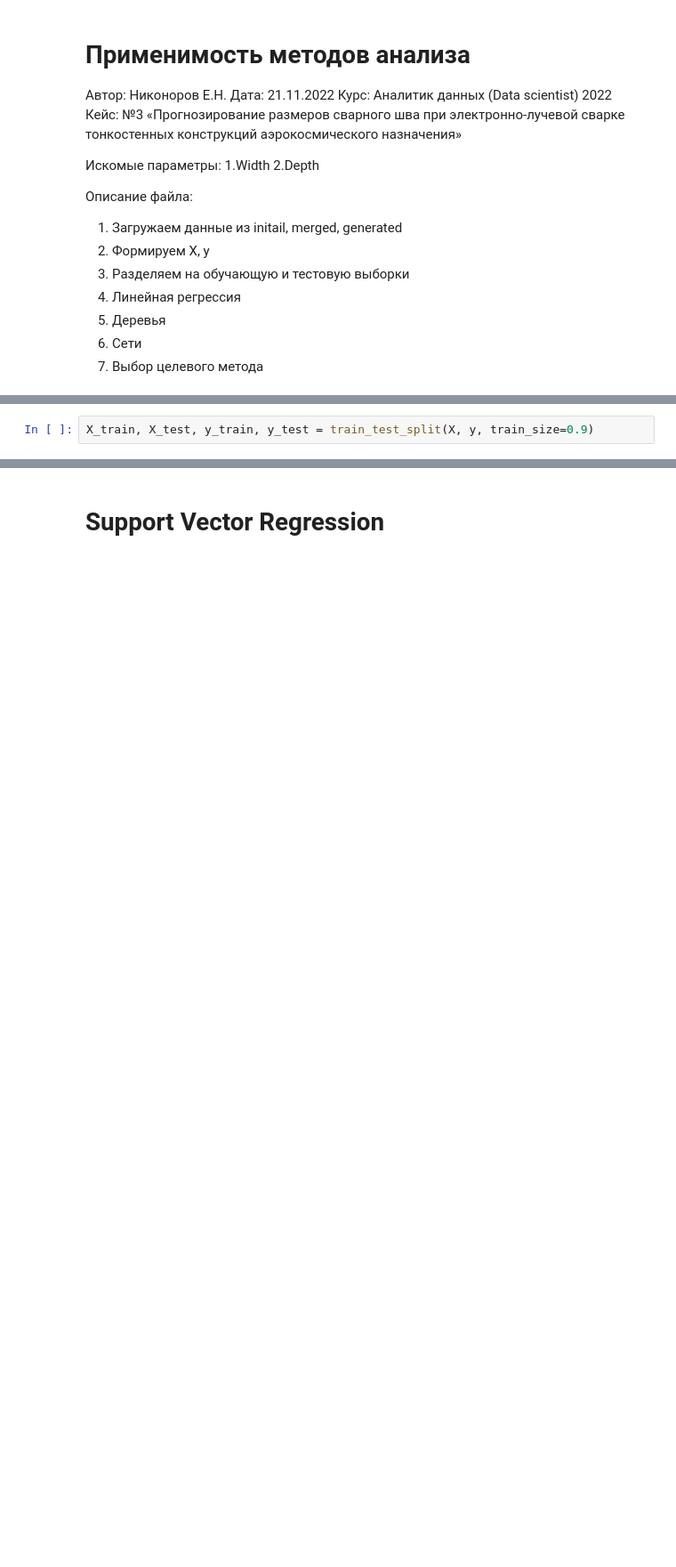
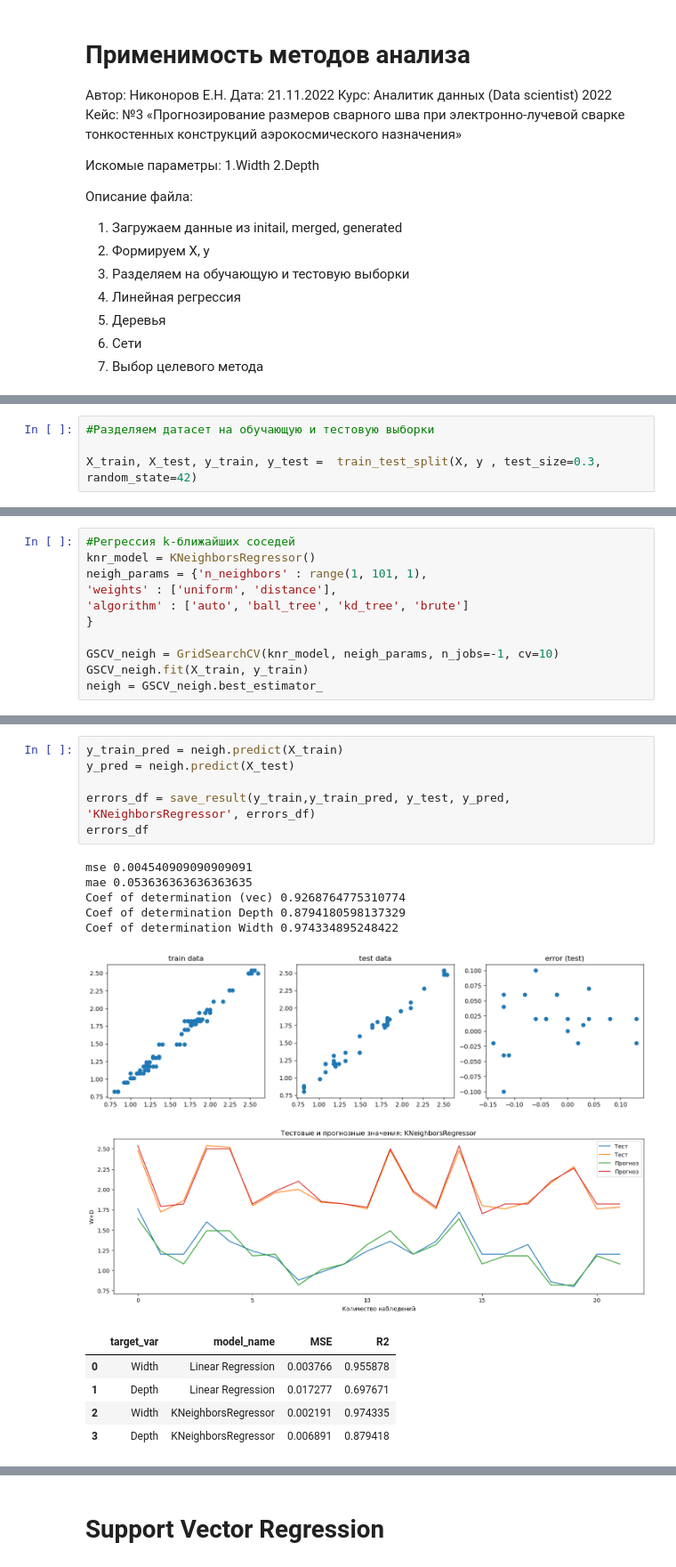
Before and after one commit to evgnikonorov/ML-Flask-app, a Jupyter notebook: 2.Algo_analysis/Methods_test.ipynb, the cells around one changed output, grey strips where cells are left out. Shown at 89% size. Saved outputs shown, nothing was run; the diff lists cells and outputs as text; blank space fills up the shorter version.

```diff
--- a/2.Algo_analysis/Methods_test.ipynb
+++ b/2.Algo_analysis/Methods_test.ipynb
@@ -64,4 +70,6 @@ df = df_merged
 X=df.iloc[:,:4].to_numpy()
 y=df.iloc[:,4:].to_numpy()
 # %%
-X_train, X_test, y_train, y_test = train_test_split(X, y, train_size=0.9)
+#Разделяем датасет на обучающую и тестовую выборки
+
+X_train, X_test, y_train, y_test =  train_test_split(X, y , test_size=0.3, random_state=42)
@@ -106,0 +153,11 @@ array([0.7863517 , 0.76685341, 0.77752661, 0.77061049, 0.82784119])
+# %%
+#Регрессия k-ближайших соседей
+knr_model = KNeighborsRegressor()
+neigh_params = {'n_neighbors' : range(1, 101, 1),
+'weights' : ['uniform', 'distance'],
+'algorithm' : ['auto', 'ball_tree', 'kd_tree', 'brute']
+}
+
+GSCV_neigh = GridSearchCV(knr_model, neigh_params, n_jobs=-1, cv=10)
+GSCV_neigh.fit(X_train, y_train)
+neigh = GSCV_neigh.best_estimator_
@@ -106,0 +182,19 @@ array([0.7863517 , 0.76685341, 0.77752661, 0.77061049, 0.82784119])
+# %%
+y_train_pred = neigh.predict(X_train)
+y_pred = neigh.predict(X_test)
+
+errors_df = save_result(y_train,y_train_pred, y_test, y_pred, 'KNeighborsRegressor', errors_df)
+errors_df
+# %% [output]
+mse 0.004540909090909091
+mae 0.053636363636363635
+Coef of determination (vec) 0.9268764775310774
+Coef of determination Depth 0.8794180598137329
+Coef of determination Width 0.974334895248422
+[figure, added]
+[figure, added]
+|  | target_var | model_name | MSE | R2 |
+| 0 | Width | Linear Regression | 0.003766 | 0.955878 |
+| 1 | Depth | Linear Regression | 0.017277 | 0.697671 |
+| 2 | Width | KNeighborsRegressor | 0.002191 | 0.974335 |
+| 3 | Depth | KNeighborsRegressor | 0.006891 | 0.879418 |
```
Also changed, not shown: parts of 44 cells of this notebook, 11 other files.
